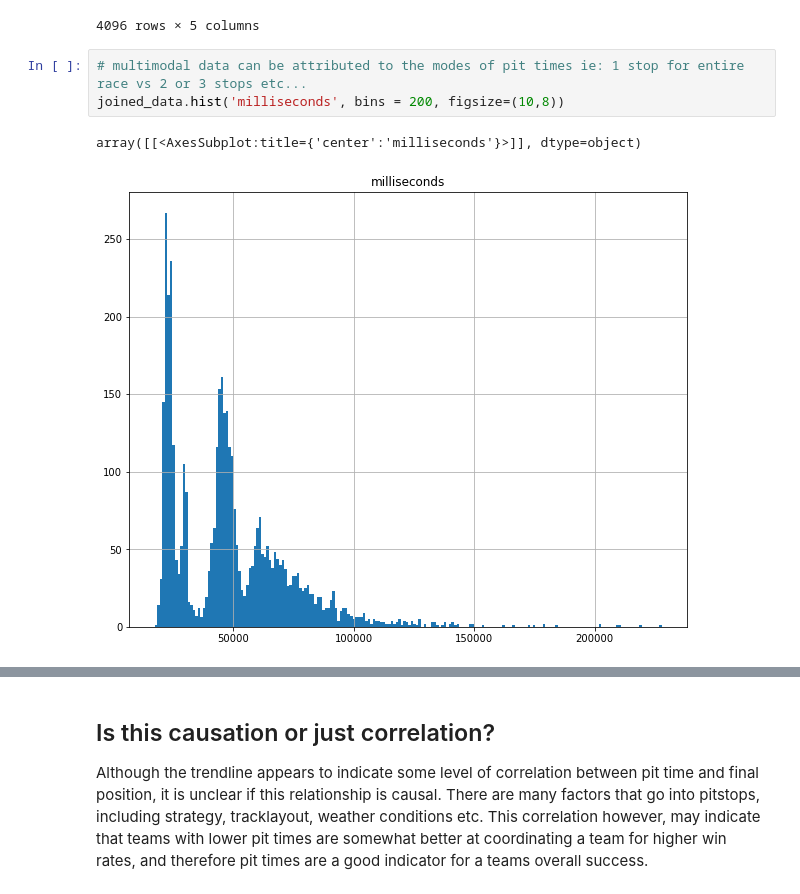
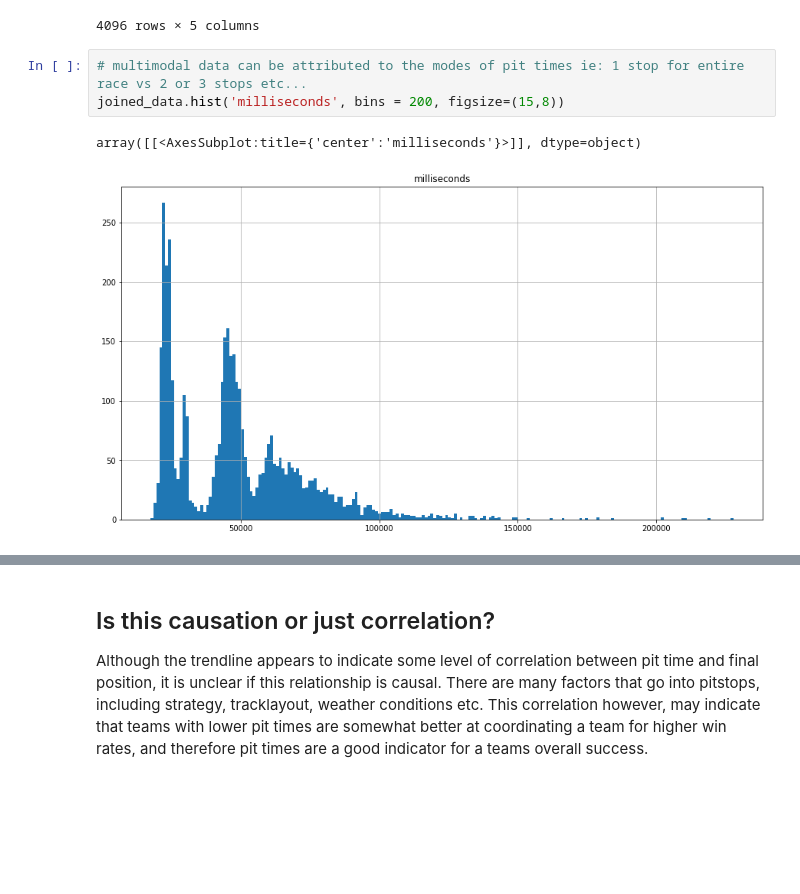
Before and after one commit to Epicosp/Formula-1-dashboard, a Jupyter notebook: pit_time.ipynb, the cells around one changed output, grey strips where cells are left out. Drawn from its saved outputs; the diff is of its cells as text; blank space fills up the shorter version.

```diff
--- a/pit_time.ipynb
+++ b/pit_time.ipynb
@@ -120,9 +121,9 @@ joined_data
 4096 rows × 5 columns
 # %%
 # multimodal data can be attributed to the modes of pit times ie: 1 stop for entire race vs 2 or 3 stops etc...
-joined_data.hist('milliseconds', bins = 200, figsize=(10,8))
+joined_data.hist('milliseconds', bins = 200, figsize=(15,8))
 # %% [output]
 array([[<AxesSubplot:title={'center':'milliseconds'}>]], dtype=object)
-[figure, old version]
+[figure, new version]
 # %%
 # take the average pit time for top 20 positions and plot with trendline (data becomes thin after the top 20)
```
Also changed, not shown: parts of 12 cells of this notebook.
